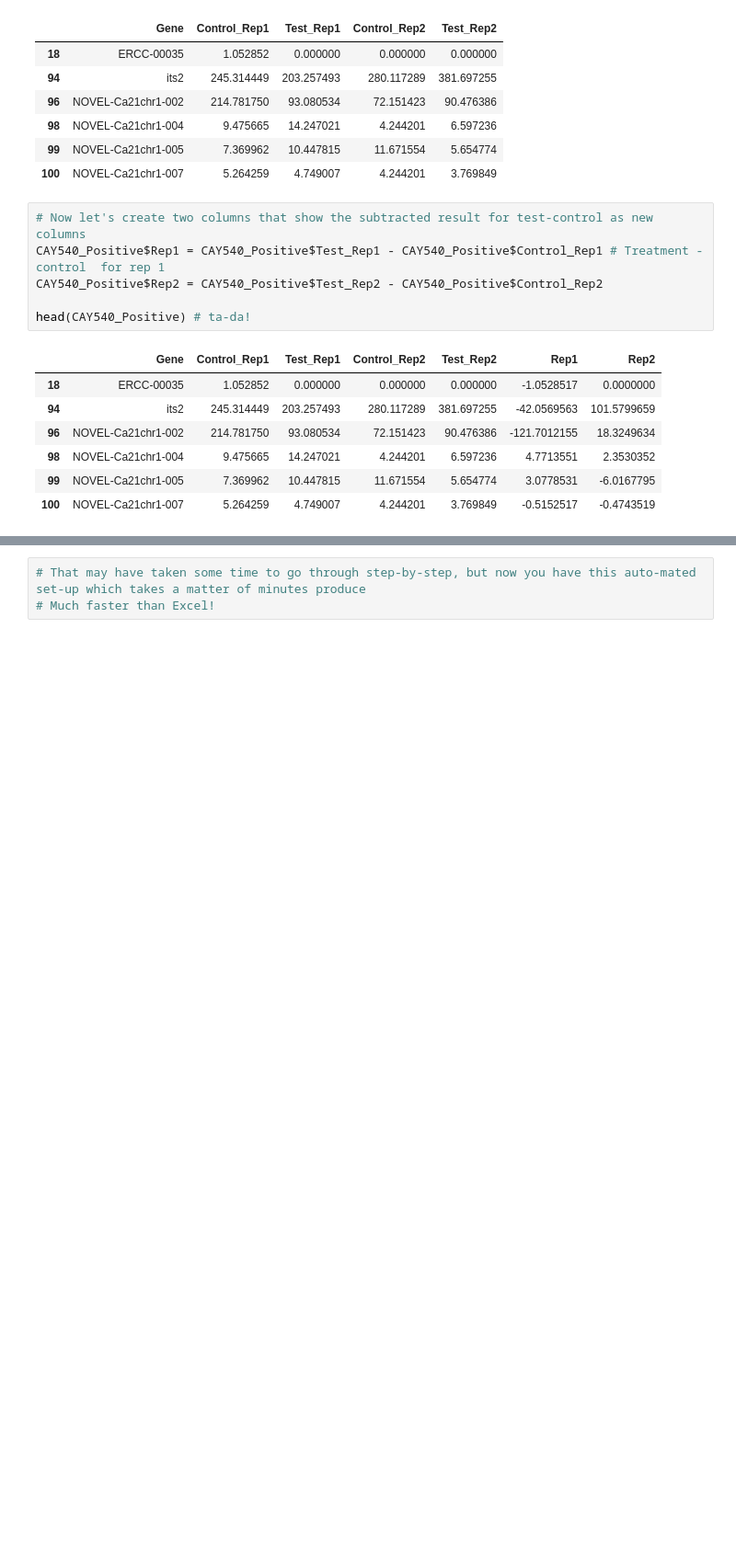
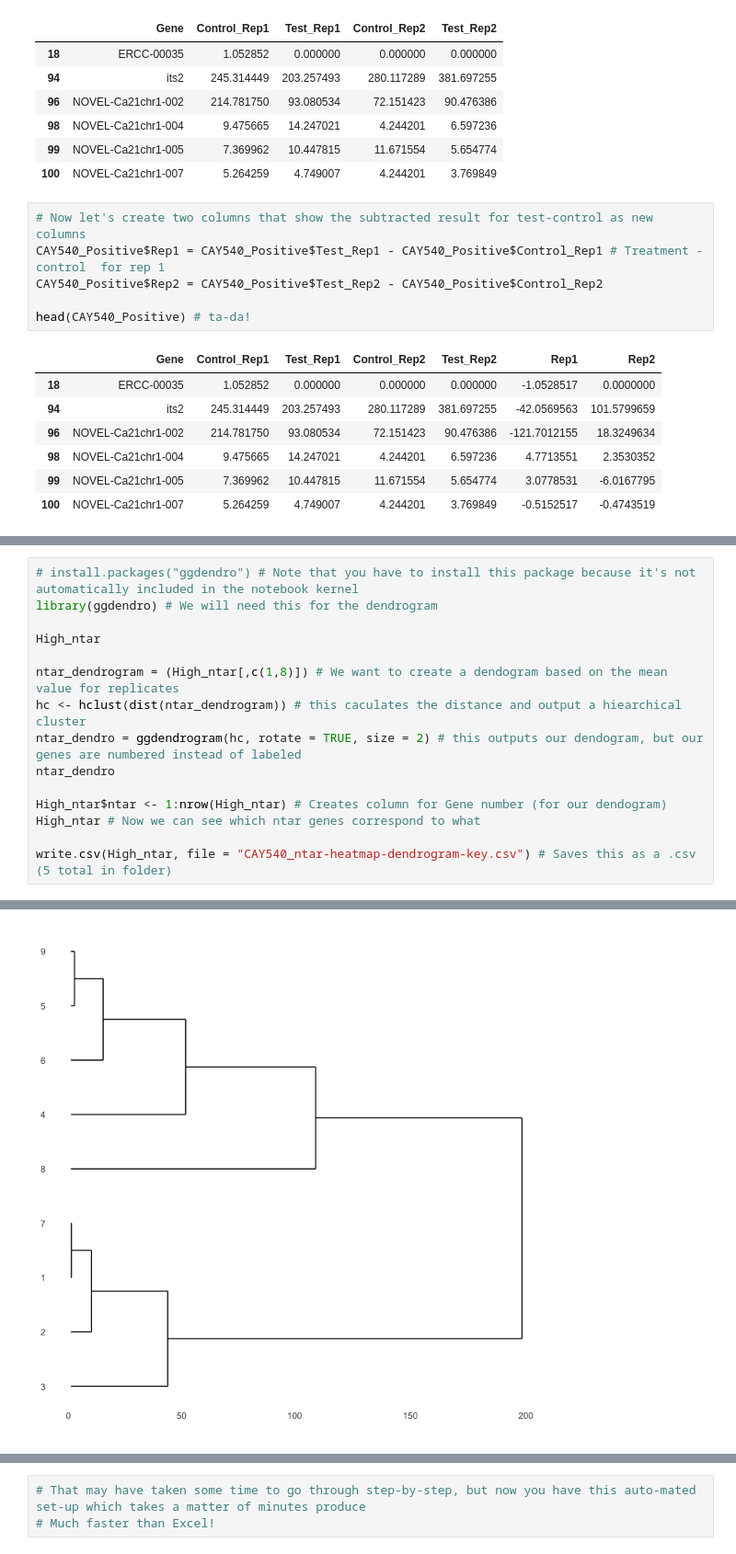
Before and after one commit to sabahzero/Nobile-HerndayLabs_BioinformaticsWorkshop_Feb19-2019, a Jupyter notebook: Nobile-HerndayLabs_BioinformaticsWorkshop_Feb19-2019.ipynb, the cells around one changed output, grey strips where cells are left out. Shown at 92% size. Drawn from its saved outputs; the diff is of its cells as text; blank space fills up the shorter version.

```diff
--- a/Nobile-HerndayLabs_BioinformaticsWorkshop_Feb19-2019.ipynb
+++ b/Nobile-HerndayLabs_BioinformaticsWorkshop_Feb19-2019.ipynb
@@ -266,0 +329,16 @@ Saving 7 x 7 in image
+# %%
+# install.packages("ggdendro") # Note that you have to install this package because it's not automatically included in the notebook kernel
+library(ggdendro) # We will need this for the dendrogram
+
+High_ntar
+
+ntar_dendrogram = (High_ntar[,c(1,8)]) # We want to create a dendogram based on the mean value for replicates
+hc <- hclust(dist(ntar_dendrogram)) # this caculates the distance and output a hiearchical cluster
+ntar_dendro = ggdendrogram(hc, rotate = TRUE, size = 2) # this outputs our dendogram, but our genes are numbered instead of labeled
+ntar_dendro
+
+High_ntar$ntar <- 1:nrow(High_ntar) # Creates column for Gene number (for our dendogram)
+High_ntar # Now we can see which ntar genes correspond to what
+
+write.csv(High_ntar, file = "CAY540_ntar-heatmap-dendrogram-key.csv") # Saves this as a .csv (5 total in folder)
+# %% [output]
@@ -266,0 +367 @@ Saving 7 x 7 in image
+[figure, added]
```
Also changed, not shown: parts of 8 cells of this notebook.
